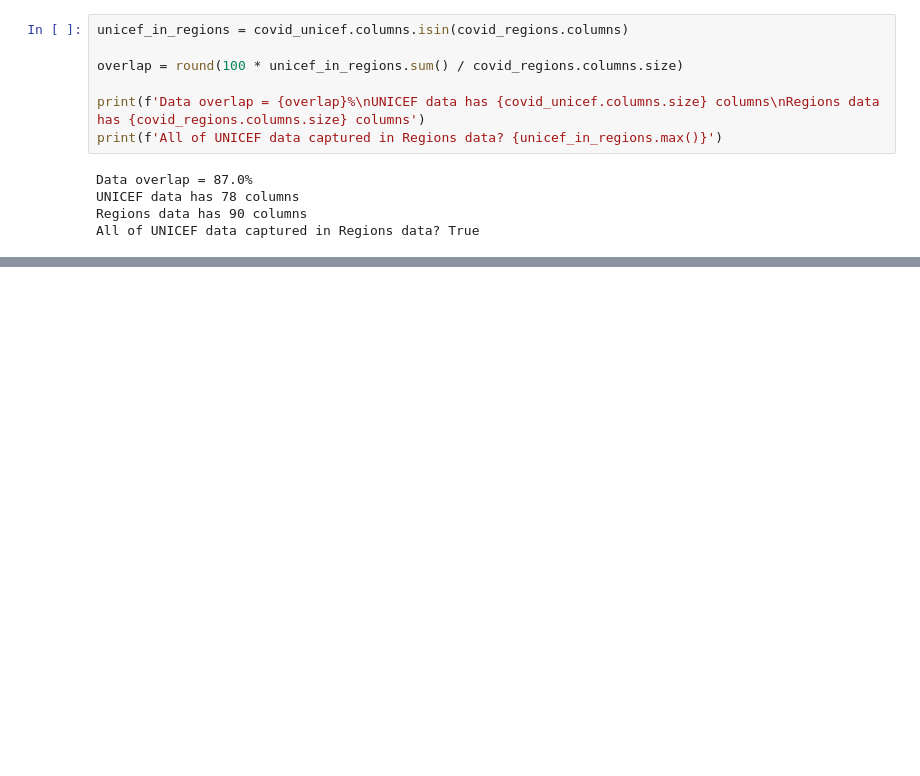
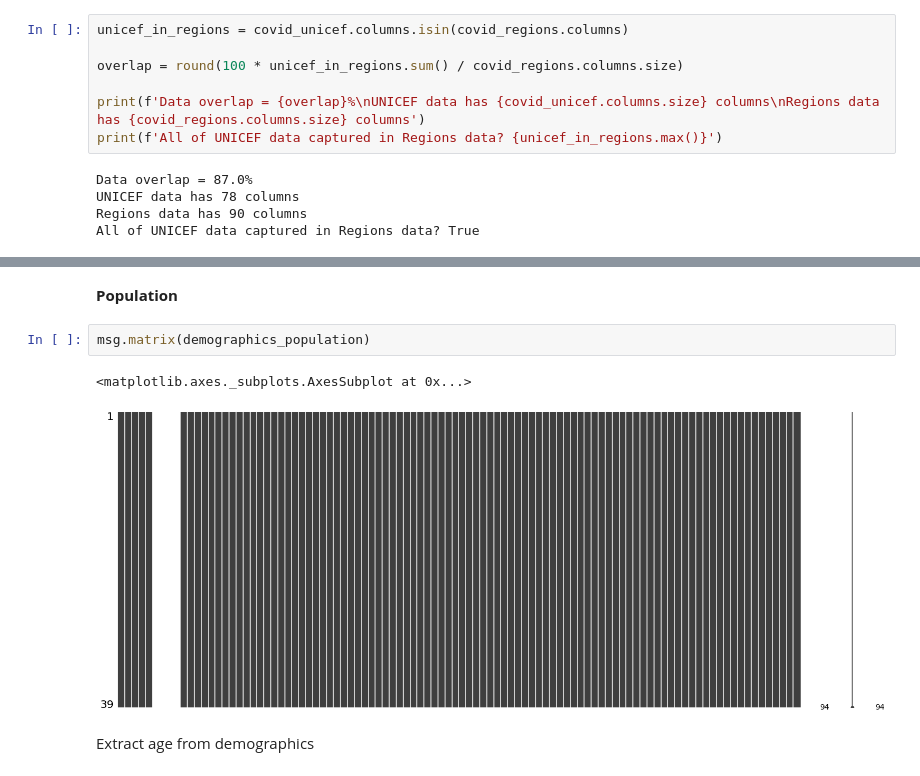
Before and after one commit to gabastil/odi-covid-19, a Jupyter notebook: notebooks/ODI Data Processing.ipynb, the cells around one changed output, grey strips where cells are left out. Cells and saved outputs as stored; diff of their text form; blank space fills up the shorter version.

```diff
--- a/notebooks/ODI Data Processing.ipynb
+++ b/notebooks/ODI Data Processing.ipynb
@@ -218,0 +283,9 @@ All of UNICEF data captured in Regions data? True
+# %% [markdown]
+**Population**
+# %%
+msg.matrix(demographics_population)
+# %% [output]
+<matplotlib.axes._subplots.AxesSubplot at 0x...>
+[figure, added]
+# %% [markdown]
+Extract age from demographics
```
Also changed, not shown: parts of 32 cells of this notebook, 1 other file.
